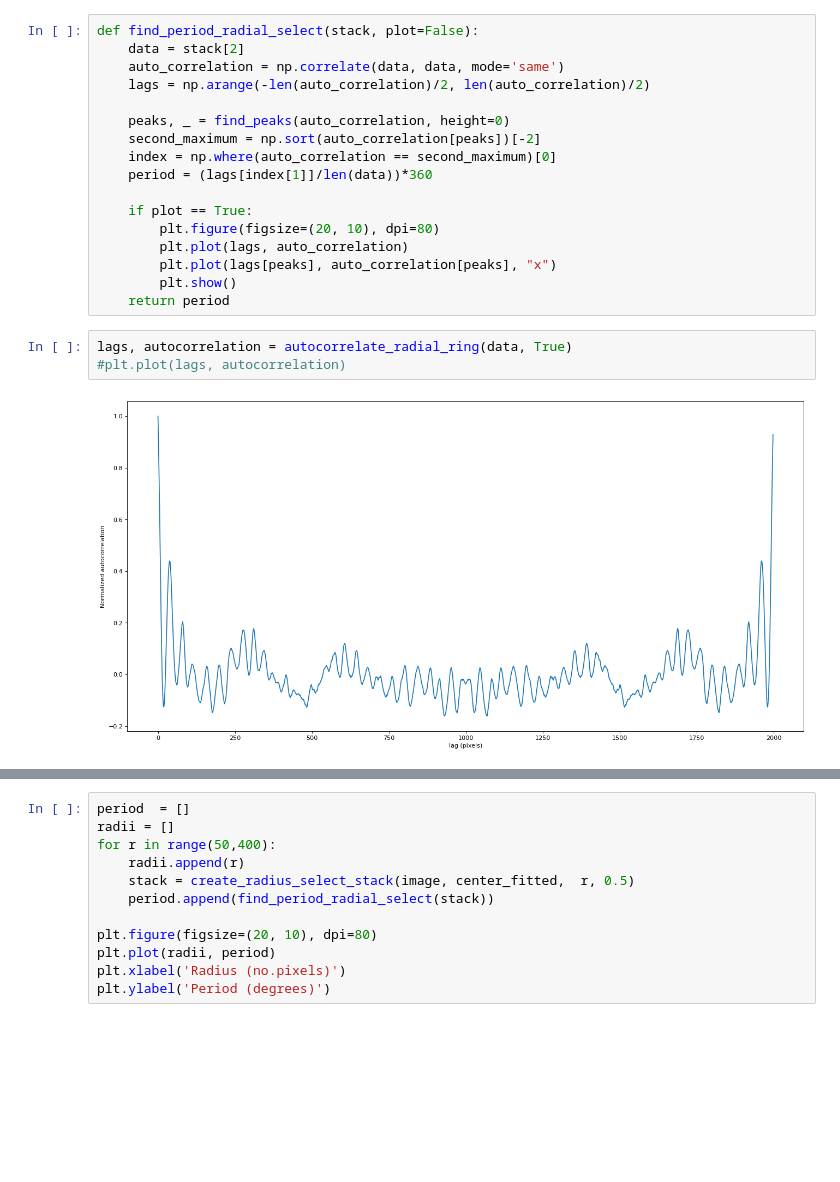
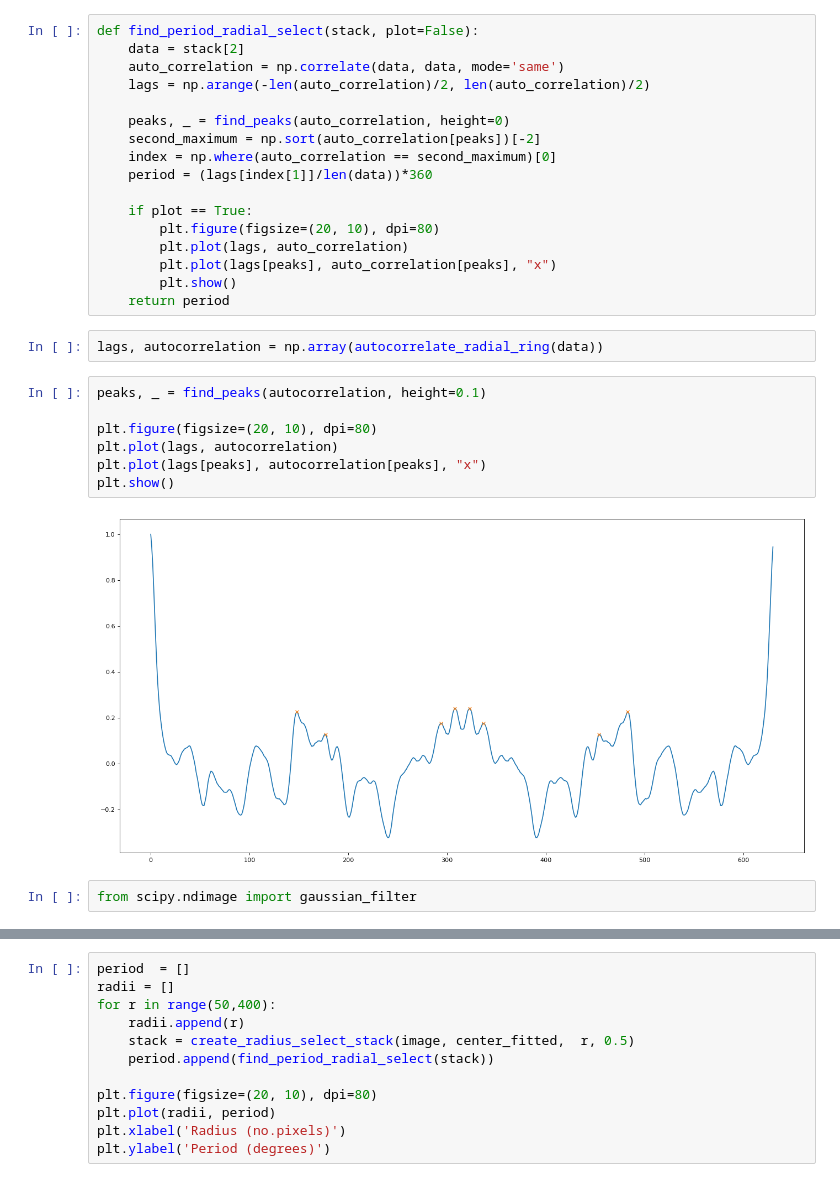
Before and after one commit to RadhikaGupta88/Biofilms, a Jupyter notebook: notebooks/3-radial_selections.ipynb, the cells around one changed output, grey strips where cells are left out. Cells and saved outputs as stored; diff of their text form; blank space fills up the shorter version.

```diff
--- a/notebooks/3-radial_selections.ipynb
+++ b/notebooks/3-radial_selections.ipynb
@@ -77,7 +80,15 @@ def find_period_radial_select(stack, plot=False):
         plt.show()
     return period
 # %%
-lags, autocorrelation = autocorrelate_radial_ring(data, True)
-#plt.plot(lags, autocorrelation)
+lags, autocorrelation = np.array(autocorrelate_radial_ring(data))
-# %% [output]
-[figure, removed]
+# %%
+peaks, _ = find_peaks(autocorrelation, height=0.1)
+
+plt.figure(figsize=(20, 10), dpi=80)
+plt.plot(lags, autocorrelation)
+plt.plot(lags[peaks], autocorrelation[peaks], "x")
+plt.show()
+# %% [output]
+[figure, added]
+# %%
+from scipy.ndimage import gaussian_filter
```
Also changed, not shown: parts of 4 cells of this notebook.
